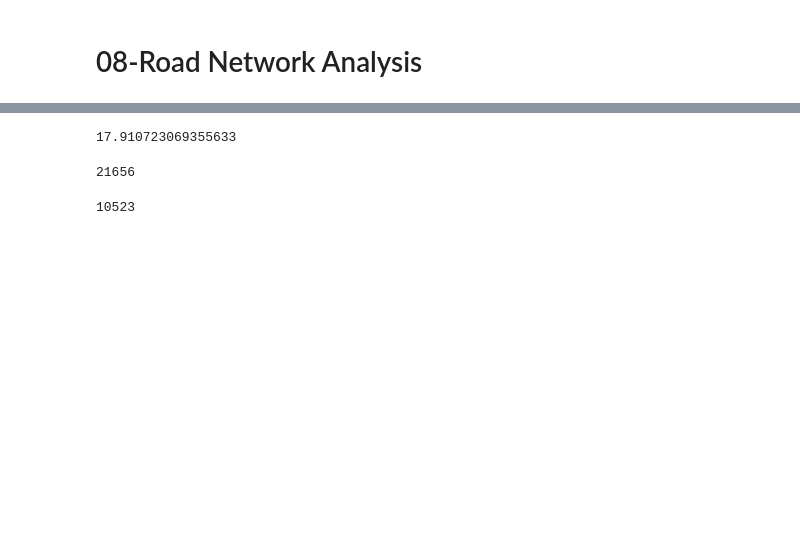
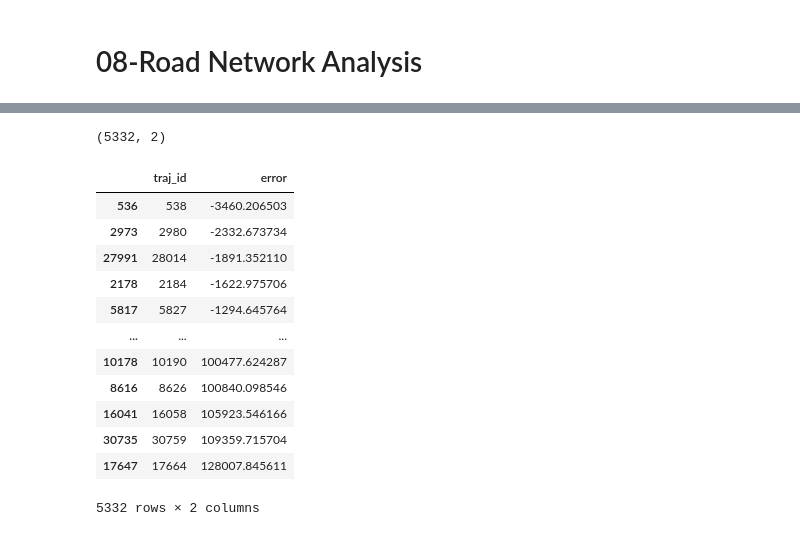
Before and after one commit to joaofig/eved-explore, a Jupyter notebook: 08-road-network-analysis.ipynb, the cells around one changed output, grey strips where cells are left out. Cells and saved outputs as stored; diff of their text form; code cells hidden in the pictures; blank space fills up the shorter version.

```diff
--- a/08-road-network-analysis.ipynb
+++ b/08-road-network-analysis.ipynb
@@ -263,12 +270,22 @@ error_df.shape[0] - error_df[(error_df["error"] >= tukey_min) & (error_df["error
-# %%
-5826 / 32528 * 100.0
-# %% [output]
-17.910723069355633
-# %%
-error_df[(error_df["error"] < 250) & (error_df["error"] > -125)].shape[0]
-# %% [output]
-21656
-# %%
-error_df[(error_df["error"] > 250)].shape[0]
-# %% [output]
-10523
+# %%
+out_df = error_df[(error_df["error"] < tukey_min) | (error_df["error"] > tukey_max)]
+# %%
+out_df.shape
+# %% [output]
+(5332, 2)
+# %%
+out_df.sort_values("error")
+# %% [output]
+|  | traj_id | error |
+| 536 | 538 | -3460.206503 |
+| 2973 | 2980 | -2332.673734 |
+| 27991 | 28014 | -1891.352110 |
+| 2178 | 2184 | -1622.975706 |
+| 5817 | 5827 | -1294.645764 |
+| ... | ... | ... |
+| 10178 | 10190 | 100477.624287 |
+| 8616 | 8626 | 100840.098546 |
+| 16041 | 16058 | 105923.546166 |
+| 30735 | 30759 | 109359.715704 |
+| 17647 | 17664 | 128007.845611 |
+5332 rows × 2 columns
```
Also changed, not shown: parts of 36 cells of this notebook.
